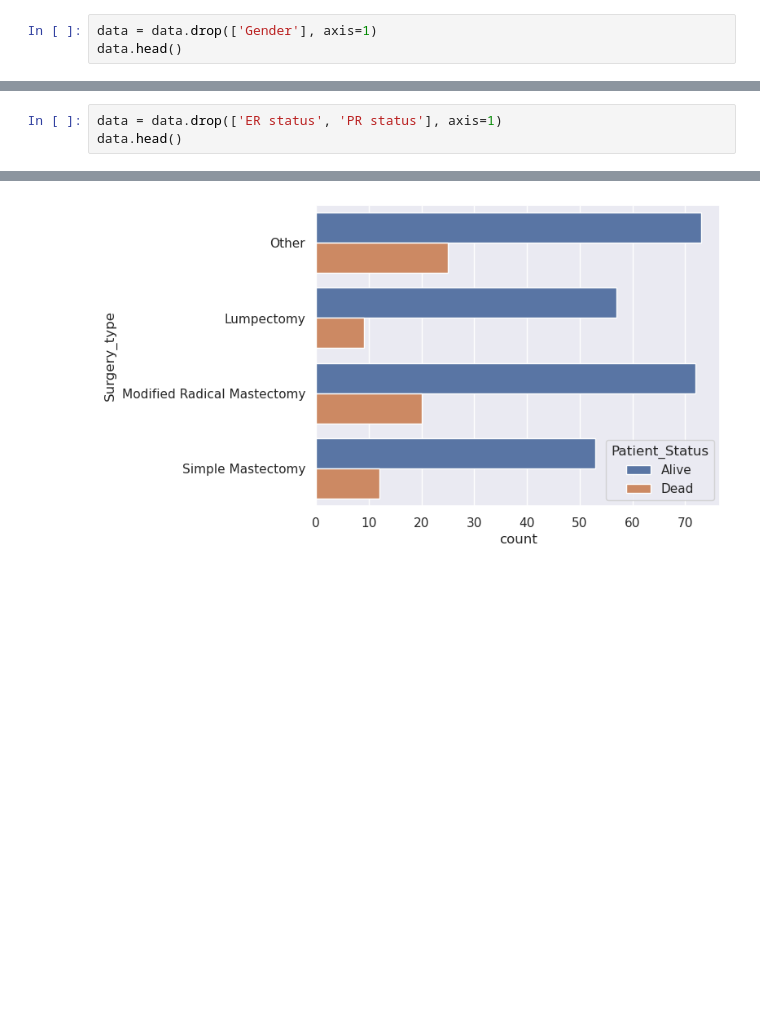
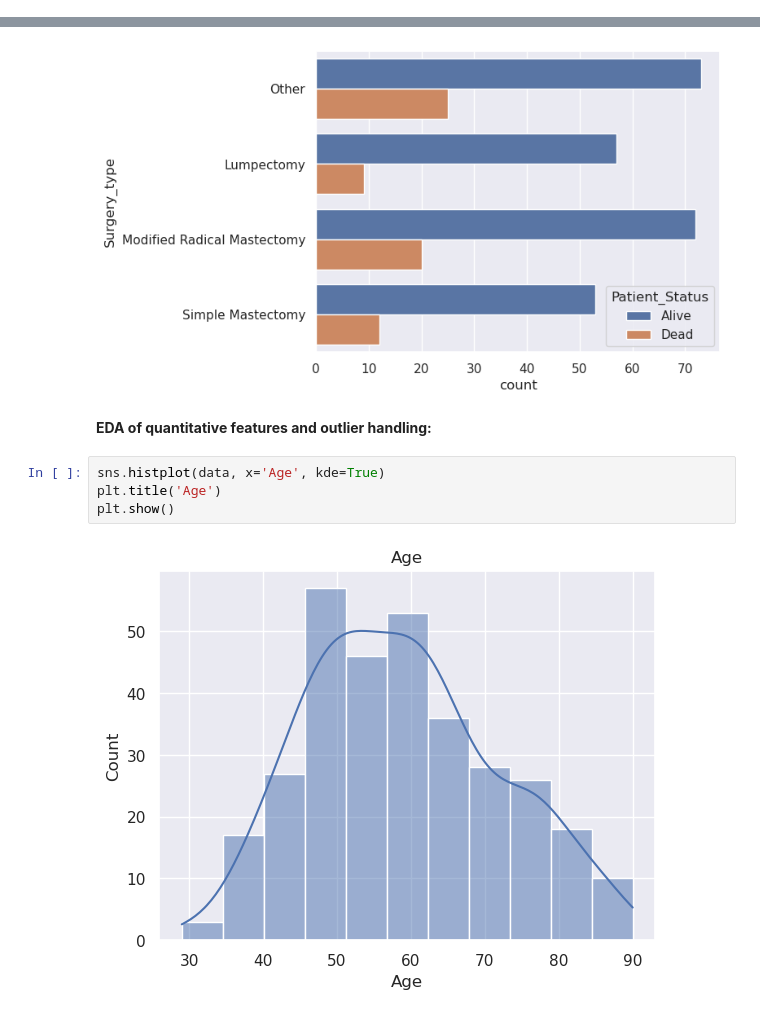
Before and after one commit to LaxmiVatsalyaDaita/Kaggle, a Jupyter notebook: brest-cancer-patient-survival.ipynb, the cells around one changed output, grey strips where cells are left out. Drawn from its saved outputs; the diff is of its cells as text; blank space fills up the shorter version.

```diff
--- a/brest-cancer-patient-survival.ipynb
+++ b/brest-cancer-patient-survival.ipynb
@@ -130,3 +125,0 @@ Since the 'Gender' column is extremely imbalanced, it is better to drop the feat
-# %%
-data = data.drop(['Gender'], axis=1)
-data.head()
@@ -162,3 +149,0 @@ The 'ER status' and 'PR status' of all the patients is positive. Hence, these ca
-# %%
-data = data.drop(['ER status', 'PR status'], axis=1)
-data.head()
@@ -179,3 +157,11 @@ sns.countplot(y='Surgery_type', hue='Patient_Status', data=data)
 # %% [output]
 <Axes: xlabel='count', ylabel='Surgery_type'>
 [figure]
+# %% [markdown]
+**EDA of quantitative features and outlier handling:**
+# %%
+sns.histplot(data, x='Age', kde=True)
+plt.title('Age')
+plt.show()
+# %% [output]
+[figure, added]
```
Also changed, not shown: parts of 71 cells of this notebook.
